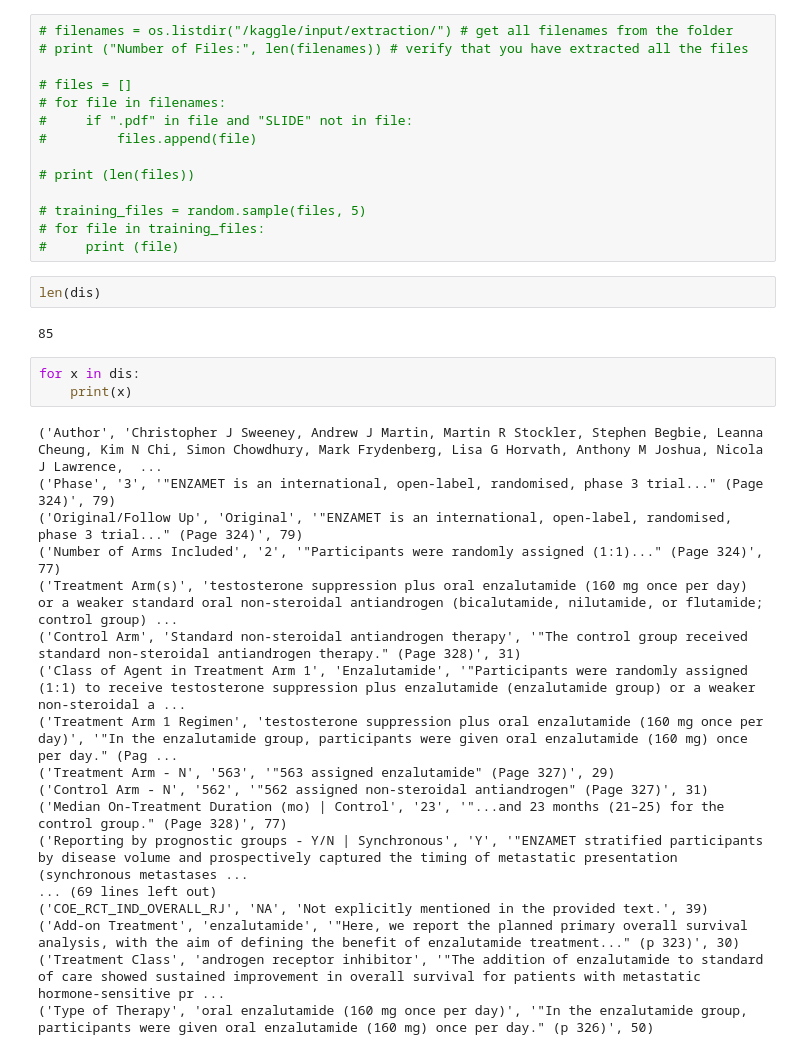
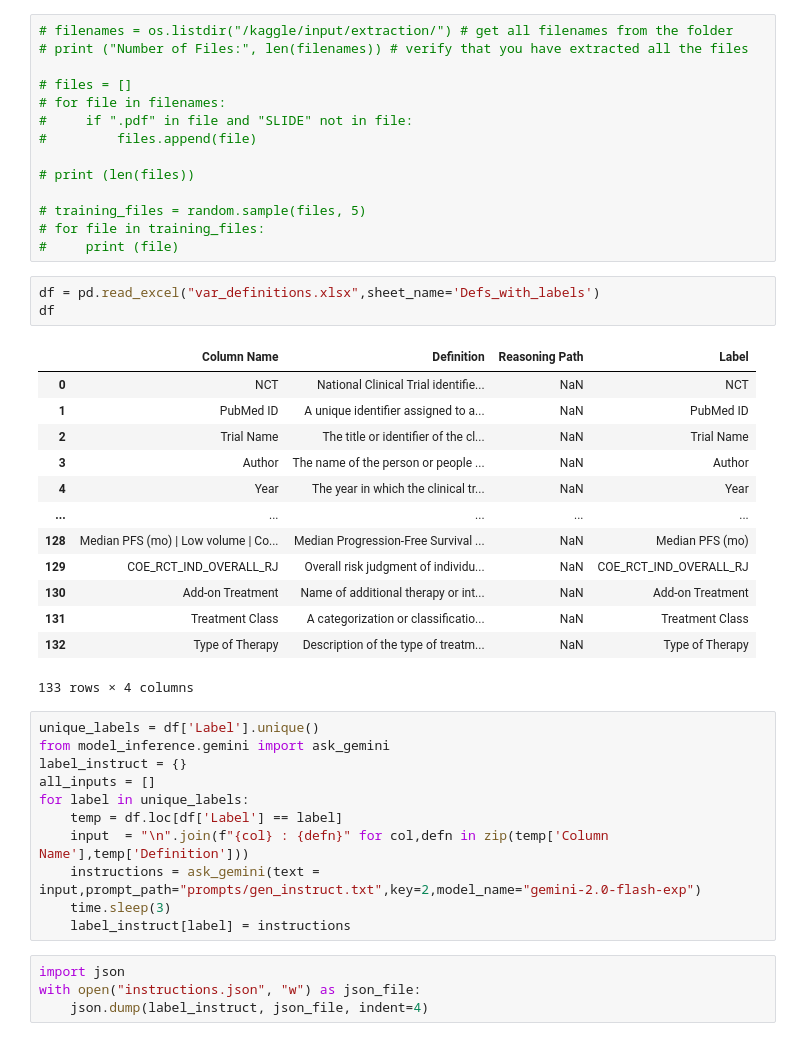
Before and after one commit to McHarold404/Mayo-CoRAL, a Jupyter notebook: LLM_Extraction_and_CrossCritique/Code/LLM_Extraction.ipynb, the cells around one changed output. Saved outputs shown, nothing was run; the diff lists cells and outputs as text.

```diff
--- a/LLM_Extraction_and_CrossCritique/Code/LLM_Extraction.ipynb
+++ b/LLM_Extraction_and_CrossCritique/Code/LLM_Extraction.ipynb
@@ -128,28 +123,35 @@ else:
 # training_files = random.sample(files, 5)
 # for file in training_files:
 #     print (file)
-# %%
-len(dis)
-# %% [output]
-85
-# %%
-for x in dis:
-    print(x)
-# %% [output]
-('Author', 'Christopher J Sweeney, Andrew J Martin, Martin R Stockler, Stephen Begbie, Leanna Cheung, Kim N Chi, Simon Chowdhury, Mark Frydenberg, Lisa G Horvath, Anthony M Joshua, Nicola J Lawrence,  ...
-('Phase', '3', '"ENZAMET is an international, open-label, randomised, phase 3 trial..." (Page 324)', 79)
-('Original/Follow Up', 'Original', '"ENZAMET is an international, open-label, randomised, phase 3 trial..." (Page 324)', 79)
-('Number of Arms Included', '2', '"Participants were randomly assigned (1:1)..." (Page 324)', 77)
-('Treatment Arm(s)', 'testosterone suppression plus oral enzalutamide (160 mg once per day) or a weaker standard oral non-steroidal antiandrogen (bicalutamide, nilutamide, or flutamide; control group) ...
-('Control Arm', 'Standard non-steroidal antiandrogen therapy', '"The control group received standard non-steroidal antiandrogen therapy." (Page 328)', 31)
-('Class of Agent in Treatment Arm 1', 'Enzalutamide', '"Participants were randomly assigned (1:1) to receive testosterone suppression plus enzalutamide (enzalutamide group) or a weaker non-steroidal a ...
-('Treatment Arm 1 Regimen', 'testosterone suppression plus oral enzalutamide (160 mg once per day)', '"In the enzalutamide group, participants were given oral enzalutamide (160 mg) once per day." (Pag ...
-('Treatment Arm - N', '563', '"563 assigned enzalutamide" (Page 327)', 29)
-('Control Arm - N', '562', '"562 assigned non-steroidal antiandrogen" (Page 327)', 31)
-('Median On-Treatment Duration (mo) | Control', '23', '"...and 23 months (21–25) for the control group." (Page 328)', 77)
-('Reporting by prognostic groups - Y/N | Synchronous', 'Y', '"ENZAMET stratified participants by disease volume and prospectively captured the timing of metastatic presentation (synchronous metastases ...
-... (69 lines left out)
-('COE_RCT_IND_OVERALL_RJ', 'NA', 'Not explicitly mentioned in the provided text.', 39)
-('Add-on Treatment', 'enzalutamide', '"Here, we report the planned primary overall survival analysis, with the aim of defining the benefit of enzalutamide treatment..." (p 323)', 30)
-('Treatment Class', 'androgen receptor inhibitor', '"The addition of enzalutamide to standard of care showed sustained improvement in overall survival for patients with metastatic hormone-sensitive pr ...
-('Type of Therapy', 'oral enzalutamide (160 mg once per day)', '"In the enzalutamide group, participants were given oral enzalutamide (160 mg) once per day." (p 326)', 50)
+# %%
+df = pd.read_excel("var_definitions.xlsx",sheet_name='Defs_with_labels')
+df
+# %% [output]
+|  | Column Name | Definition | Reasoning Path | Label |
+| 0 | NCT | National Clinical Trial identifie... | NaN | NCT |
+| 1 | PubMed ID | A unique identifier assigned to a... | NaN | PubMed ID |
+| 2 | Trial Name | The title or identifier of the cl... | NaN | Trial Name |
+| 3 | Author | The name of the person or people ... | NaN | Author |
+| 4 | Year | The year in which the clinical tr... | NaN | Year |
+| ... | ... | ... | ... | ... |
+| 128 | Median PFS (mo) | Low volume | Co... | Median Progression-Free Survival ... | NaN | Median PFS (mo) |
+| 129 | COE_RCT_IND_OVERALL_RJ | Overall risk judgment of individu... | NaN | COE_RCT_IND_OVERALL_RJ |
+| 130 | Add-on Treatment | Name of additional therapy or int... | NaN | Add-on Treatment |
+| 131 | Treatment Class | A categorization or classificatio... | NaN | Treatment Class |
+| 132 | Type of Therapy | Description of the type of treatm... | NaN | Type of Therapy |
+133 rows × 4 columns
+# %%
+unique_labels = df['Label'].unique()
+from model_inference.gemini import ask_gemini
+label_instruct = {}
+all_inputs = []
+for label in unique_labels:
+    temp = df.loc[df['Label'] == label]
+    input  = "\n".join(f"{col} : {defn}" for col,defn in zip(temp['Column Name'],temp['Definition']))
+    instructions = ask_gemini(text = input,prompt_path="prompts/gen_instruct.txt",key=2,model_name="gemini-2.0-flash-exp")
+    time.sleep(3)
+    label_instruct[label] = instructions
+# %%
+import json
+with open("instructions.json", "w") as json_file:
+    json.dump(label_instruct, json_file, indent=4)
```
Also changed, not shown: parts of 6 cells of this notebook, 12 other files.
